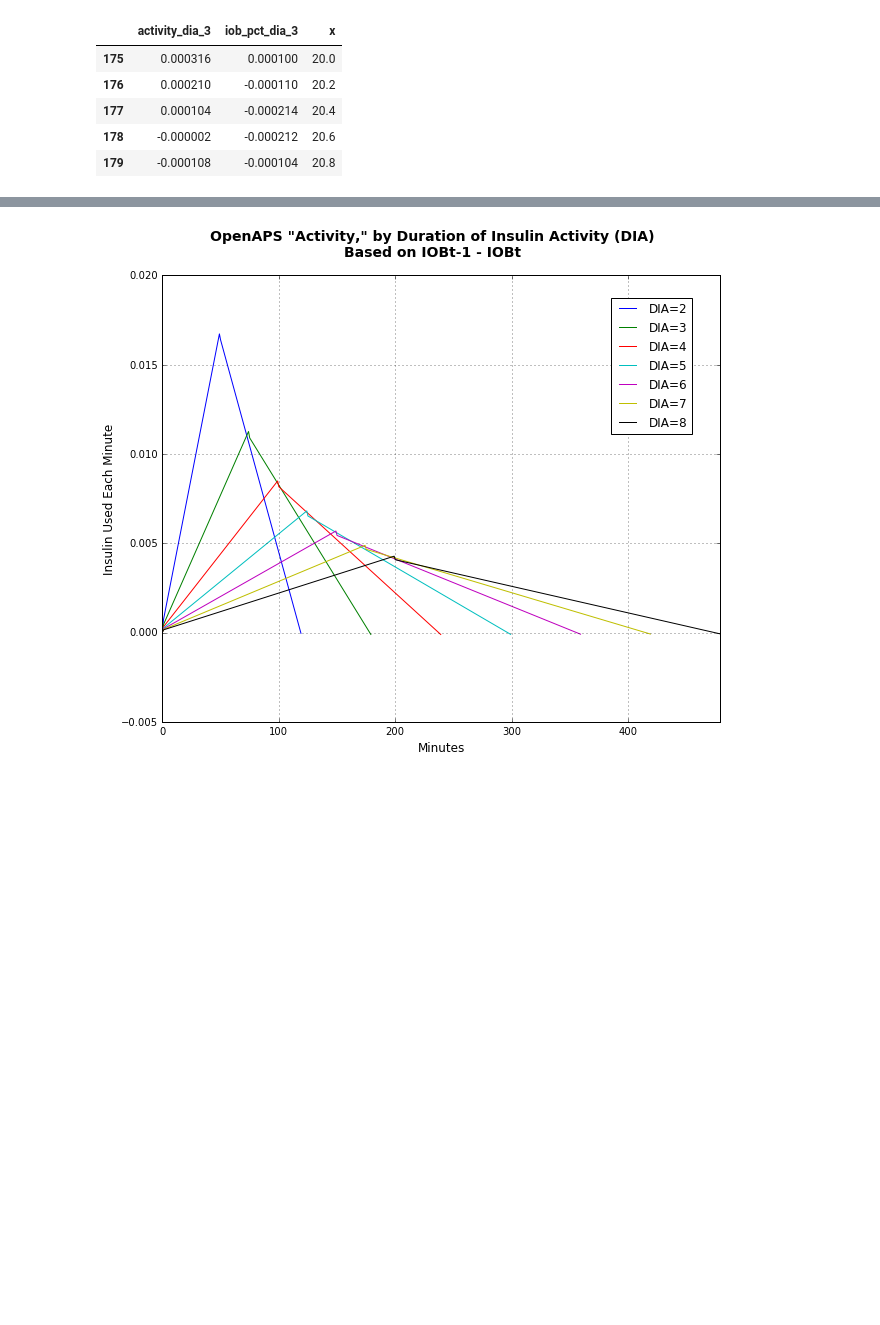
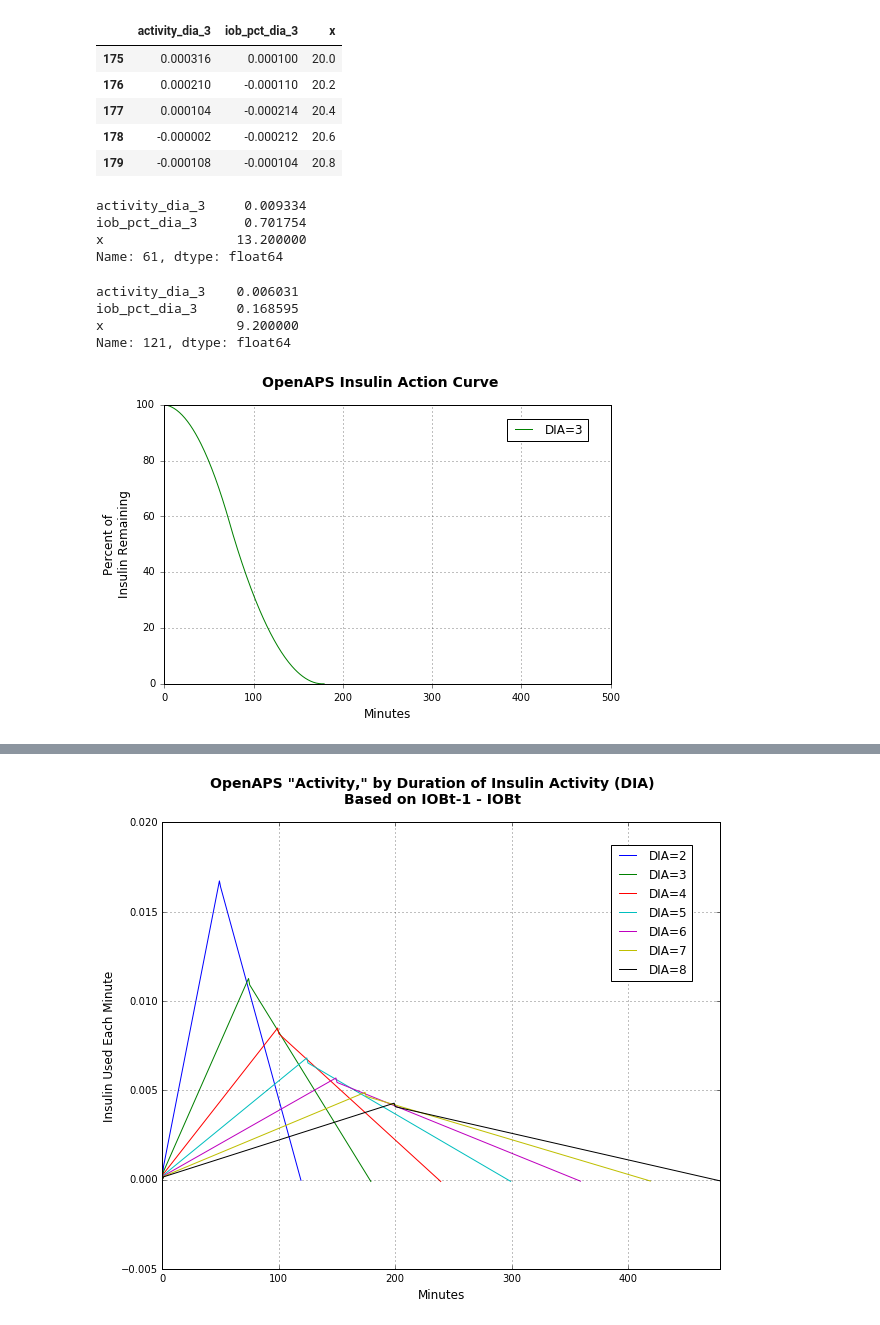
Before and after one commit to Nightscou2018/Replicate-OpenAPS-IOB-calcs, a Jupyter notebook: OpenAPS_iob_calculations.ipynb, the cells around one changed output, grey strips where cells are left out. Saved outputs shown, nothing was run; the diff lists cells and outputs as text; code cells hidden in the pictures; blank space fills up the shorter version.

Commit message:
cleaned up notebook code, created new graphs

```diff
--- a/OpenAPS_iob_calculations.ipynb
+++ b/OpenAPS_iob_calculations.ipynb
@@ -48,12 +73,14 @@ def calc_IOB(dia):
             x = (i_min / 5) + 1 # Why + 1? Should there be a (i_min == 0) condition that returns iob_pct = 1?
             x_list.append(x)
 
+            # Calculation used in OpenAPS
             iob_pct = (insulin_action_coeffs[0][0] + insulin_action_coeffs[0][1] * x**2 + insulin_action_coeffs[0][2] * x)
             iob_list.append(iob_pct)
 
-            y = (i_min_minus1 / 5) + 1
+            x_minus1 = (i_min_minus1 / 5) + 1
 
-            act = (insulin_action_coeffs[0][0] + insulin_action_coeffs[0][1] * y**2 + insulin_action_coeffs[0][2] * y) - iob_pct
+            # Calculation of 'activity' based on IOBt-1 - IOBt
+            act = (insulin_action_coeffs[0][0] + insulin_action_coeffs[0][1] * x_minus1**2 + insulin_action_coeffs[0][2] * x_minus1) - iob_pct
             act_list.append(act)
 
         elif (i_min < end):
@@ -63,9 +90,9 @@ def calc_IOB(dia):
             iob_pct = insulin_action_coeffs[1][0] + insulin_action_coeffs[1][1] * x**2 + insulin_action_coeffs[1][2] * x
             iob_list.append(iob_pct)
 
-            y = (i_min_minus1 - peak) / 5
+            x_minus1 = (i_min_minus1 - peak) / 5
 
-            act = (insulin_action_coeffs[1][0] + insulin_action_coeffs[1][1] * y**2 + insulin_action_coeffs[1][2] * y) - iob_pct
+            act = (insulin_action_coeffs[1][0] + insulin_action_coeffs[1][1] * x_minus1**2 + insulin_action_coeffs[1][2] * x_minus1) - iob_pct
             act_list.append(act)
 
     return x_list, iob_list, act_list
@@ -135,3 +122,40 @@ dict_of_dfs_by_dia[3].tail()
 | 177 | 0.000104 | -0.000214 | 20.4 |
 | 178 | -0.000002 | -0.000212 | 20.6 |
 | 179 | -0.000108 | -0.000104 | 20.8 |
+# %%
+dict_of_dfs_by_dia[3].iloc[61, :]
+# %% [output]
+activity_dia_3     0.009334
+iob_pct_dia_3      0.701754
+x                 13.200000
+Name: 61, dtype: float64
+# %%
+dict_of_dfs_by_dia[3].iloc[121, :]
+# %% [output]
+activity_dia_3    0.006031
+iob_pct_dia_3     0.168595
+x                 9.200000
+Name: 121, dtype: float64
+# %%
+# Now plot the curves
+plt.figure(figsize=(8, 5))
+
+plt.ylabel('Percent of\nInsulin Remaining', fontsize=12)
+plt.xlabel('Minutes', fontsize=12)
+plt.suptitle('OpenAPS Insulin Action Curve', fontsize=14, fontweight='bold')
+
+iob_pct_3 = dict_of_dfs_by_dia[3]['iob_pct_dia_3'] * 100
+iob_pct_3.plot(kind='line', label='DIA=3', color='g').grid(True)
+
+plt.tick_params(axis='both', top='off', right='off', direction='out', pad=5)
+
+plt.legend(bbox_to_anchor=(0.95, 0.95), loc=1, borderaxespad=0.)
+
+#plt.savefig('OpenAPS_insulin_action_curves_dia_3.png', format='png', dpi=600)
+
+plt.xlim([0,500])
+plt.ylim([0,100])
+
+plt.show()
+# %% [output]
+[figure, added]
```
Also changed, not shown: parts of 8 cells of this notebook, 2 other files.
